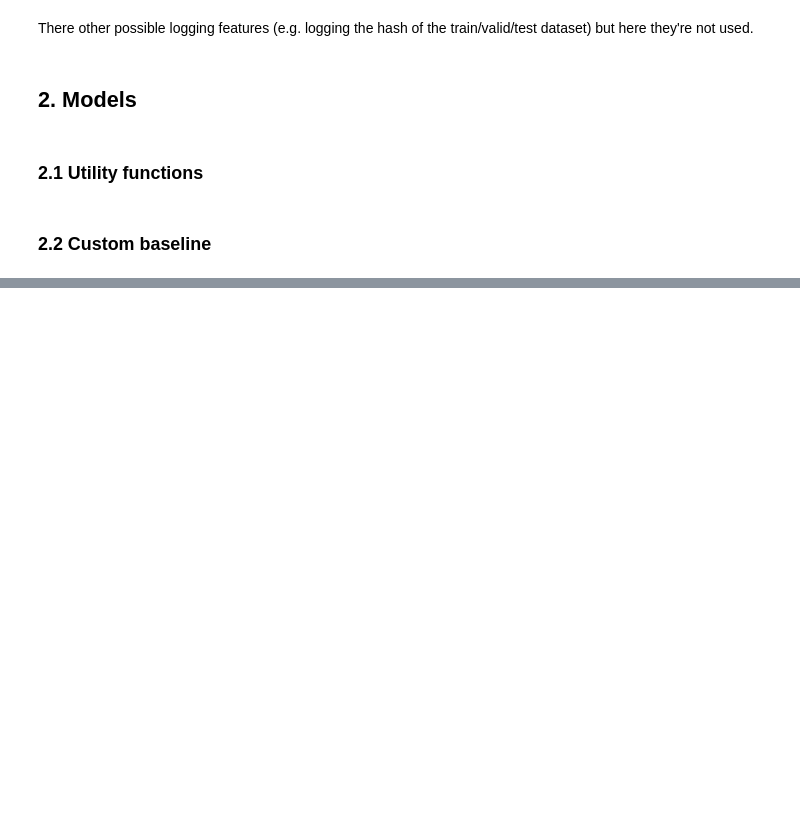
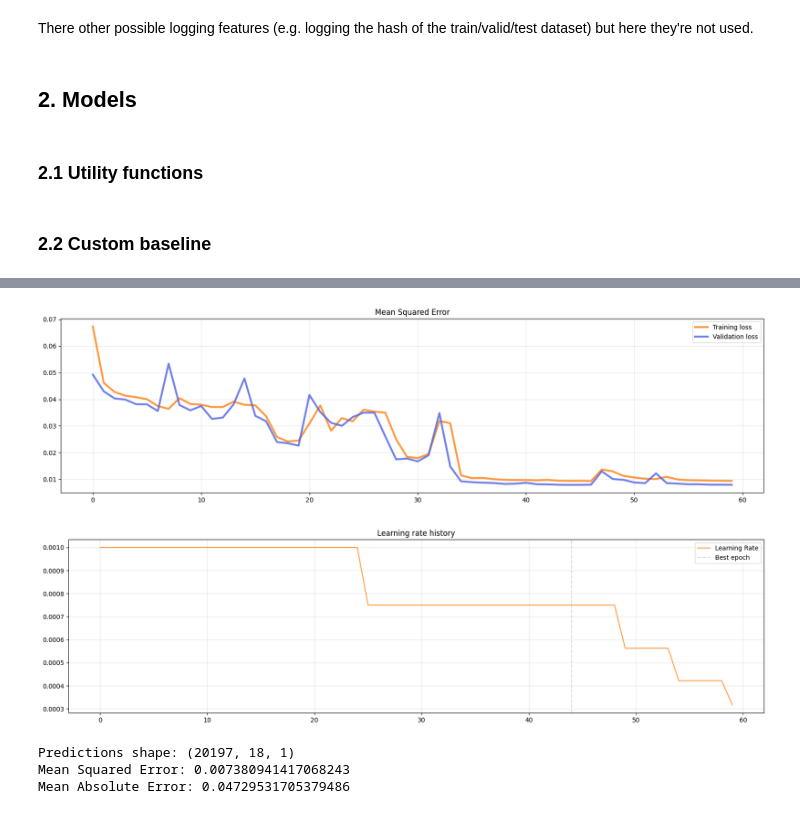
Before and after one commit to paolopertino/Artificial-Neural-Networks-and-Deep-Learning-2023-2024, a Jupyter notebook: Homework 2 - Time Series Forecasting/Homework_2.ipynb, the cells around one changed output, grey strips where cells are left out. Saved outputs shown, nothing was run; the diff lists cells and outputs as text; code cells hidden in the pictures; blank space fills up the shorter version.

```diff
--- a/Homework 2 - Time Series Forecasting/Homework_2.ipynb
+++ b/Homework 2 - Time Series Forecasting/Homework_2.ipynb
@@ -1017,0 +1118,18 @@ model.compile(optimizer='adam', loss='mse')
+# %%
+# Defining the number of samples in the test set and in the validation set
+validation_size = training_hyperparameters['validation_split']
+test_size = training_hyperparameters['test_split']
+
+X = X.reshape(X.shape[0], X.shape[1], 1)
+y = y.reshape(y.shape[0], y.shape[1], 1)
+
+# Split data into train_val and test sets
+X_train_val, X_test, y_train_val, y_test = train_test_split(X, y, random_state=seed, test_size=test_size)
+
+# Further split train_val into train and validation sets
+X_train, X_val, y_train, y_val = train_test_split(X_train_val, y_train_val, random_state=seed, test_size=validation_size)
+
+# Print shapes of the datasets
+print(f"X_train shape: {X_train.shape}, y_train shape: {y_train.shape}")
+print(f"X_val shape: {X_val.shape}, y_val shape: {y_val.shape}")
+print(f"X_test shape: {X_test.shape}, y_test shape: {y_test.shape}")
@@ -1017,0 +1249,15 @@ model.compile(optimizer='adam', loss='mse')
+# %%
+# Define the callbacks
+early_stopping = tfk.callbacks.EarlyStopping(monitor='val_loss', mode='min', patience=training_hyperparameters['ES_patience'], restore_best_weights=True)
+
+lr_scheduler = tfk.callbacks.ReduceLROnPlateau(monitor='val_loss', patience=training_hyperparameters['R_LR_O_P_patience'], factor=training_hyperparameters['R_LR_O_P_factor'], mode='min', min_lr=training_hyperparameters['R_LR_O_P_min_lr'])
+
+# Train the model
+history = model.fit(
+    x = X_train,
+    y = y_train,
+    batch_size = training_hyperparameters['batch_size'],
+    epochs = training_hyperparameters['num_epochs'],
+    validation_data = (X_val, y_val),
+    callbacks = [early_stopping, lr_scheduler],
+).history
@@ -1017,0 +1282,11 @@ model.compile(optimizer='adam', loss='mse')
+# %%
+plot_training(history)
+# %% [output]
+[figure, added]
+[figure, added]
+# %%
+test_model(X_test, y_test, model_to_test=model)
+# %% [output]
+Predictions shape: (20197, 18, 1)
+Mean Squared Error: 0.007380941417068243
+Mean Absolute Error: 0.04729531705379486
```
Also changed, not shown: parts of 31 cells of this notebook.
